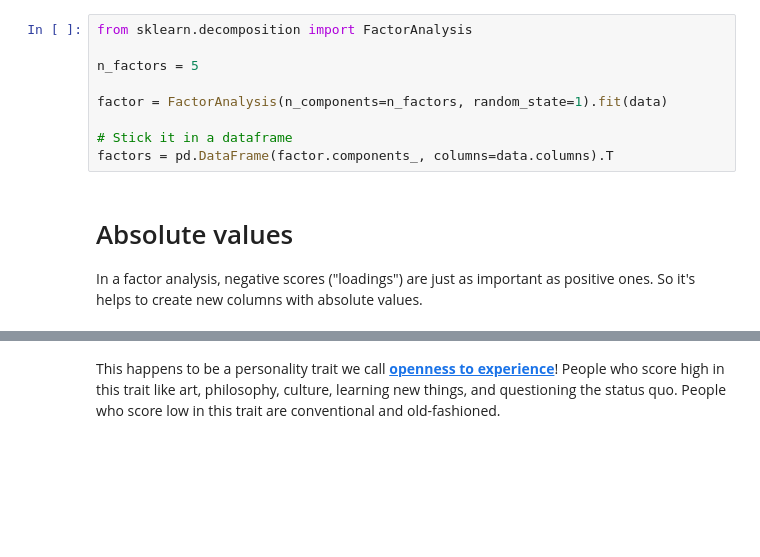
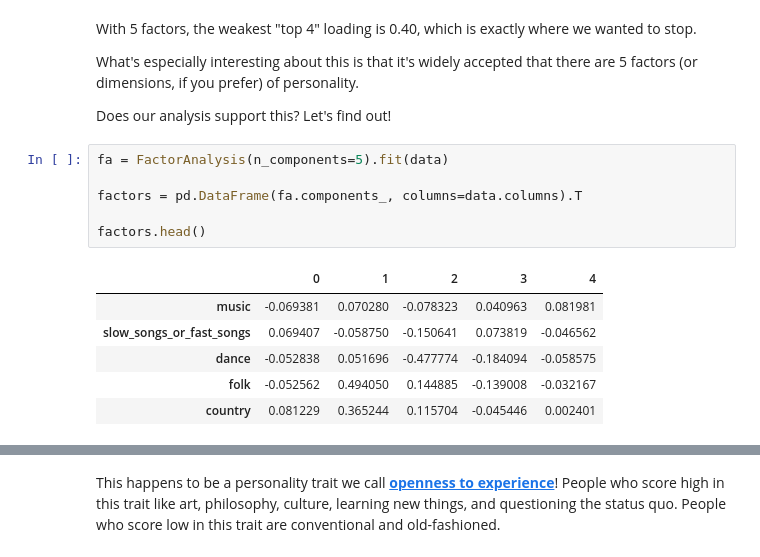
Before and after one commit to vincefav/machine-learning-portfolio, a Jupyter notebook: Factor_analysis.ipynb, the cells around one changed output, grey strips where cells are left out. Saved outputs shown, nothing was run; the diff lists cells and outputs as text; blank space fills up the shorter version.

```diff
--- a/Factor_analysis.ipynb
+++ b/Factor_analysis.ipynb
@@ -76,13 +137,19 @@ In psychology, it's widely accepted that there are 5 factors (or dimensions, if
+# %% [markdown]
+With 5 factors, the weakest "top 4" loading is 0.40, which is exactly where we wanted to stop.
+
+What's especially interesting about this is that it's widely accepted that there are 5 factors (or dimensions, if you prefer) of personality.
+
+Does our analysis support this? Let's find out!
 # %%
-from sklearn.decomposition import FactorAnalysis
+fa = FactorAnalysis(n_components=5).fit(data)
 
-n_factors = 5
+factors = pd.DataFrame(fa.components_, columns=data.columns).T
 
-factor = FactorAnalysis(n_components=n_factors, random_state=1).fit(data)
-
-# Stick it in a dataframe
-factors = pd.DataFrame(factor.components_, columns=data.columns).T
+factors.head()
+# %% [output]
+|  | 0 | 1 | 2 | 3 | 4 |
+| music | -0.069381 | 0.070280 | -0.078323 | 0.040963 | 0.081981 |
+| slow_songs_or_fast_songs | 0.069407 | -0.058750 | -0.150641 | 0.073819 | -0.046562 |
+| dance | -0.052838 | 0.051696 | -0.477774 | -0.184094 | -0.058575 |
+| folk | -0.052562 | 0.494050 | 0.144885 | -0.139008 | -0.032167 |
+| country | 0.081229 | 0.365244 | 0.115704 | -0.045446 | 0.002401 |
-# %% [markdown]
-# Absolute values
-
-In a factor analysis, negative scores ("loadings") are just as important as positive ones. So it's helps to create new columns with absolute values.
```
Also changed, not shown: parts of 69 cells of this notebook.
